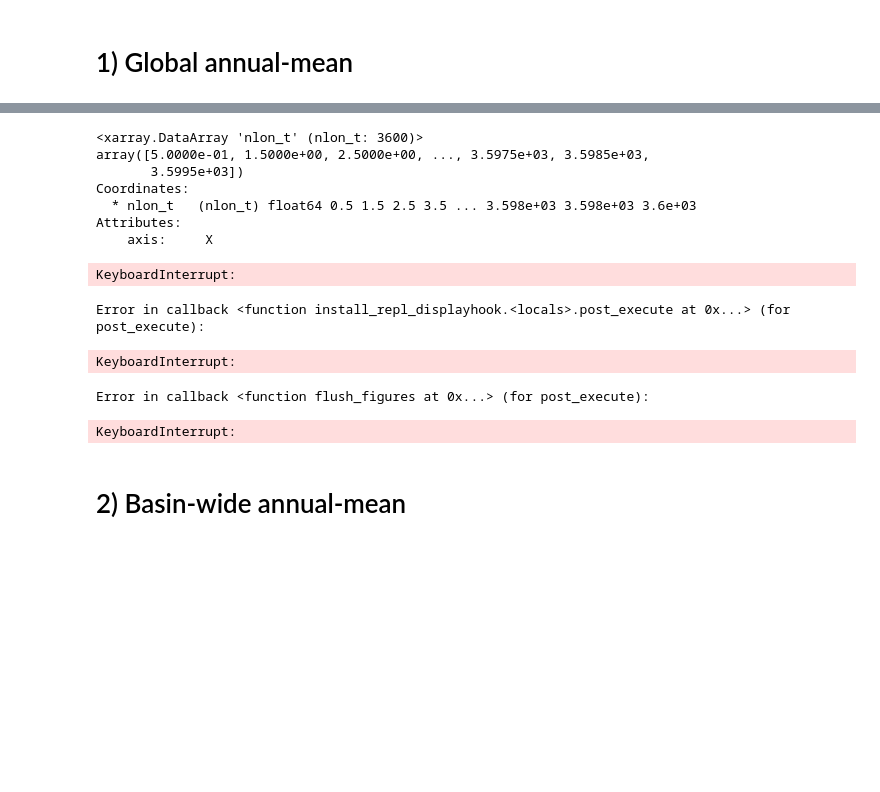
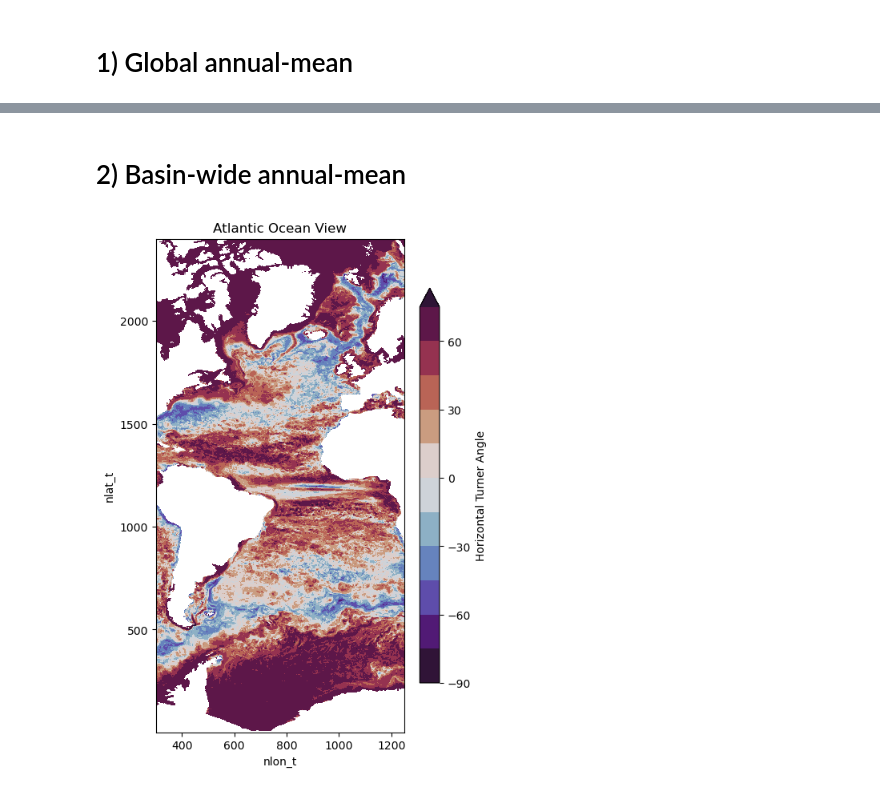
Before and after one commit to shanicetbailey/SST-gradients, a Jupyter notebook: CESM/3a_horiz_TA_figs.ipynb, the cells around one changed output, grey strips where cells are left out. Saved outputs shown, nothing was run; the diff lists cells and outputs as text; code cells hidden in the pictures; blank space fills up the shorter version.

```diff
--- a/CESM/3a_horiz_TA_figs.ipynb
+++ b/CESM/3a_horiz_TA_figs.ipynb
@@ -61,10 +60,0 @@ ta.isel(month=0).plot.contourf(levels=np.arange(-90, 90, 15), cmap='twilight_shi
-# %%
-ta.nlon_t
-# %% [output]
-<xarray.DataArray 'nlon_t' (nlon_t: 3600)>
-array([5.0000e-01, 1.5000e+00, 2.5000e+00, ..., 3.5975e+03, 3.5985e+03,
-       3.5995e+03])
-Coordinates:
-  * nlon_t   (nlon_t) float64 0.5 1.5 2.5 3.5 ... 3.598e+03 3.598e+03 3.6e+03
-Attributes:
-    axis:     X
@@ -77,41 +60,0 @@ import geopandas
-# %%
-proj = ccrs.Robinson() #with Mercator you can put lat lon values.
-fig, ax = plt.subplots(figsize=(15, 15), subplot_kw=dict(projection=proj))
-
-#ax.set_extent([0, 360, -90, 90], crs=ccrs.PlateCarree())
-ax.set_global()
-#ax.coastlines(resolution='50m')
-#ax.add_feature(cfeature.LAND, facecolor='0.8', edgecolor='k')
-
-#ax.add_feature(cfeature.NaturalEarthFeature('physical', 'land', '50m',
-#                                        edgecolor='face',
-#                                        facecolor='0.5'))
-#ta.isel(month=0).plot.contourf(levels=np.arange(-90, 90, 15), cmap='twilight', ax=ax, transform=ccrs.PlateCarree());
-
-#cb = fig.colorbar(im, ax=ax, shrink=0.4)
-#cb.set_label("Potential Temperature (˚C)", labelpad=12, fontsize=20)
-
-plt.contourf(ta.nlon_t,
-             ta.nlat_t,
-             ta.isel(month=0),
-             transform=ccrs.PlateCarree())
-
-#g1 = ax.gridlines(crs=ccrs.PlateCarree(), draw_labels=True)
-#g1.xlabels_top = False
-#g1.ylabels_right = False
-
-#ax.text(-0.07, 0.55, 'Latitude', va='bottom', ha='center',
-#        rotation='vertical', rotation_mode='anchor',
-#        transform=ax.transAxes, fontsize=12)
-#ax.text(0.5, -0.13, 'Longitude', va='bottom', ha='center',
-#        rotation='horizontal', rotation_mode='anchor',
-#        transform=ax.transAxes, fontsize=12)
-
-#plt.title("Difference between \n SODA (1997-2019) and WOA (1981-2010)", fontsize=26)
-#plt.savefig('bot-temp-sodaWoa8110-1kmisobath.pdf');
-# %% [output]
-KeyboardInterrupt:
-Error in callback <function install_repl_displayhook.<locals>.post_execute at 0x...> (for post_execute):
-KeyboardInterrupt:
-Error in callback <function flush_figures at 0x...> (for post_execute):
-KeyboardInterrupt:
@@ -127,2 +61,12 @@ plt.contourf(ta.nlon_t,
 # %% [markdown]
 # 2) Basin-wide annual-mean <a class='anchor' id='second-bullet'> </a>
+# %%
+#ATL ocean
+fig, ax = plt.subplots(figsize=(5,8))
+ta.isel(nlon_t=slice(300,1250)).mean('month').plot.contourf(levels=np.arange(-90, 90, 15),
+                                                            cmap='twilight_shifted',
+                                                            cbar_kwargs={'shrink':0.8,
+                                                                               'label':'Horizontal Turner Angle'})
+plt.title('Atlantic Ocean View');
+# %% [output]
+[figure, added]
```
Also changed, not shown: parts of 11 cells of this notebook.
